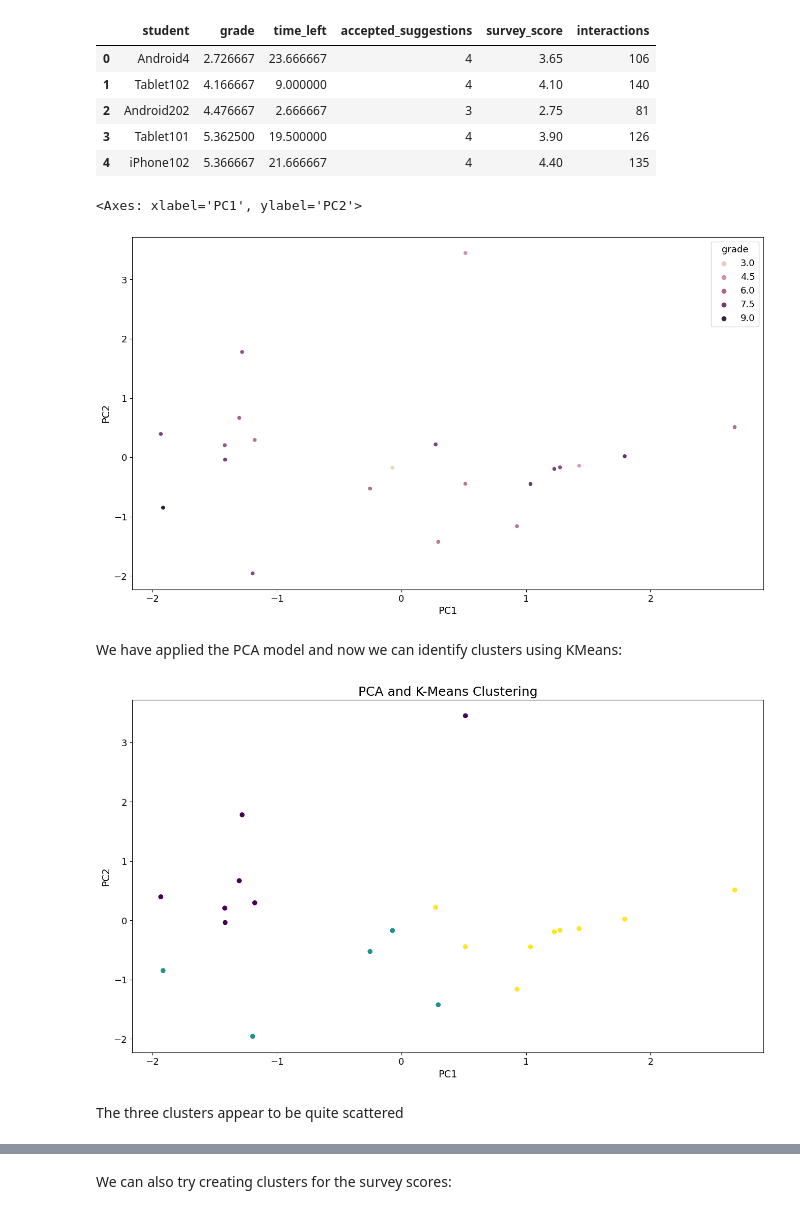
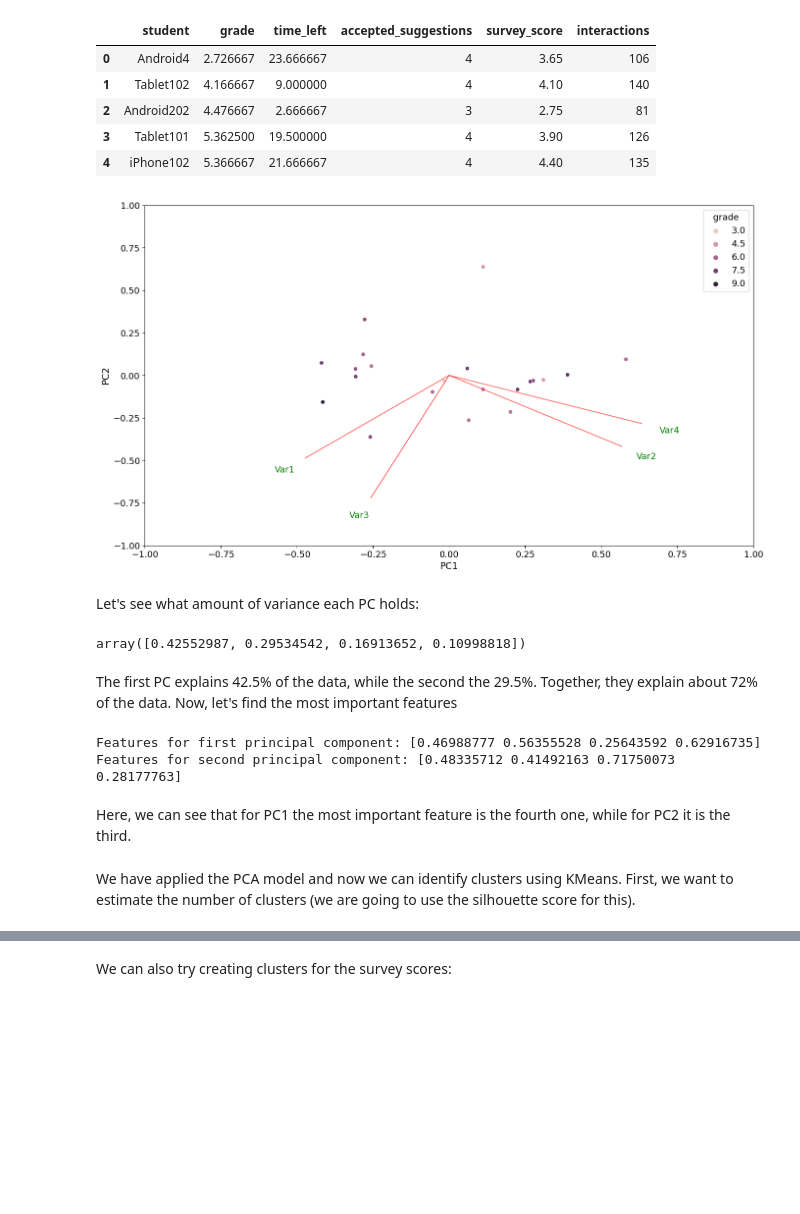
Before and after one commit to Stocastico/Evaluation_paper, a Jupyter notebook: data_analysis/Data_analysis_all.ipynb, the cells around one changed output, grey strips where cells are left out. Cells and saved outputs as stored; diff of their text form; code cells hidden in the pictures; blank space fills up the shorter version.

Commit message:
Add images, last changes to data analysis

```diff
--- a/data_analysis/Data_analysis_all.ipynb
+++ b/data_analysis/Data_analysis_all.ipynb
@@ -46,6 +46,7 @@ import pandas as pd
 import seaborn as sns
 from pathlib import Path
 from typing import Set, List, Union
+import matplotlib
 import matplotlib.pyplot as plt
 import matplotlib.ticker as ticker
 
@@ -64,6 +65,8 @@ plt.rcParams['legend.fontsize'] = 13    # legend fontsize
 plt.rcParams['font.size'] = 13
 cmap_cont = sns.color_palette('crest', as_cmap=True)
 cmap_disc = sns.color_palette('RdYlBu_r')
+
+img_folder = Path('images')
 # %%
 SURVEY_FILE = Path('./questionnaire_answers.xlsx')
 SHEET_NAMES = ['SALESIANOS', 'ZUBIRI_MANTEO', 'DEUSTO'] # orderd by age
@@ -906,22 +935,48 @@ ai.head()
+# %%
+def pca_plot(df, coeff, labels=None, fname=None):
+    xs = df['PC1']
+    ys = df['PC2']
+    n = coeff.shape[0]
+    scalex = 1.0/(xs.max() - xs.min())
+    scaley = 1.0/(ys.max() - ys.min())
+    df['PC1_s'] = xs * scalex
+    df['PC2_s'] = ys * scaley
+    sns.scatterplot(x='PC1_s', y='PC2_s', hue='grade', data=df)
+    #plt.scatter(,ys * scaley, c = y)
+    for i in range(n):
+        plt.arrow(0, 0, coeff[i,0], coeff[i,1],color = 'r',alpha = 0.5)
+        if labels is None:
+            plt.text(coeff[i,0]* 1.15, coeff[i,1] * 1.15, "Var"+str(i+1), color = 'g', ha = 'center', va = 'center')
+        else:
+            plt.text(coeff[i,0]* 1.15, coeff[i,1] * 1.15, labels[i], color = 'g', ha = 'center', va = 'center')
+    plt.xlim(-1,1)
+    plt.ylim(-1,1)
+    plt.xlabel("PC{}".format(1))
+    plt.ylabel("PC{}".format(2))
+    #plt.grid()
+    if fname is not None:
+        plt.savefig(img_folder / fname)
+    plt.show()
 # %%
-from sklearn.preprocessing import StandardScaler
-from sklearn.decomposition import PCA
-from sklearn.cluster import KMeans
-
-X = ai.drop(["grade", "student"], axis=1)
-
-scaler = StandardScaler()
-X_std = scaler.fit_transform(X)
-
-pca = PCA(n_components=2)
-principal_components = pca.fit_transform(X_std)
-
-result = pd.DataFrame(principal_components, columns=['PC1', 'PC2'])
-result['grade'] = ai['grade']
-
-sns.scatterplot(x='PC1', y='PC2', hue='grade', data=result)
+pca_plot(result, np.transpose(pca.components_[0:2, :]), None, 'PCA_grades')
 # %% [output]
-<Axes: xlabel='PC1', ylabel='PC2'>
-[figure, old version]
+[figure, new version]
+# %% [markdown]
+Let's see what amount of variance each PC holds:
+# %%
+pca.explained_variance_ratio_
+# %% [output]
+array([0.42552987, 0.29534542, 0.16913652, 0.10998818])
+# %% [markdown]
+The first PC explains 42.5% of the data, while the second the 29.5%. Together, they explain about 72% of the data.
+Now, let's find the most important features
+# %%
+print(f'Features for first principal component: {abs(pca.components_[0, :])}')
+print(f'Features for second principal component: {abs(pca.components_[1, :])}')
+# %% [output]
+Features for first principal component: [0.46988777 0.56355528 0.25643592 0.62916735]
+Features for second principal component: [0.48335712 0.41492163 0.71750073 0.28177763]
+# %% [markdown]
+Here, we can see that for PC1 the most important feature is the fourth one, while for PC2 it is the third.
 # %% [markdown]
-We have applied the PCA model and now we can identify clusters using KMeans:
+We have applied the PCA model and now we can identify clusters using KMeans. First, we want to estimate the number of clusters (we are going to use the silhouette score for this).
@@ -932,11 +983 @@ cluster_labels = kmeans.labels_
-# %%
-plt.scatter(principal_components[:, 0], principal_components[:, 1], c=cluster_labels)
-plt.xlabel('PC1')
-plt.ylabel('PC2')
-plt.title('PCA and K-Means Clustering')
-plt.show()
-# %% [output]
-[figure, removed]
-# %% [markdown]
-The three clusters appear to be quite scattered
 # %%
```
Also changed, not shown: parts of 38 cells of this notebook, 23 other files.
